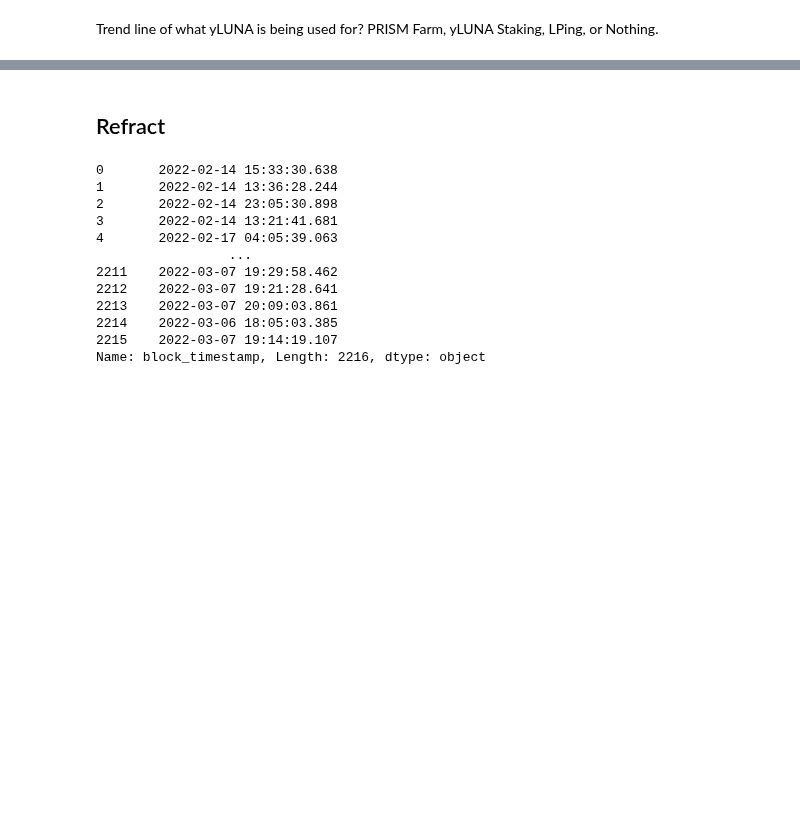
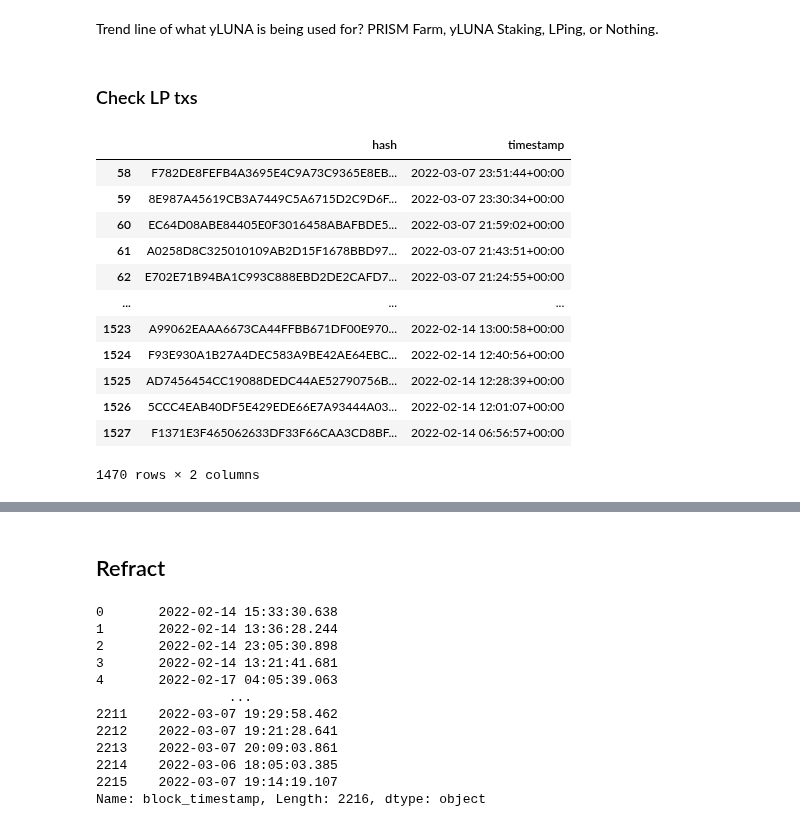
Before and after one commit to IncioMan/prism_forge, a Jupyter notebook: notebook/Prism Farm - Analytics.ipynb, the cells around one changed output, grey strips where cells are left out. Saved outputs shown, nothing was run; the diff lists cells and outputs as text; code cells hidden in the pictures; blank space fills up the shorter version.

Commit message:
check txs

```diff
--- a/notebook/Prism Farm - Analytics.ipynb
+++ b/notebook/Prism Farm - Analytics.ipynb
@@ -322,3 +322,26 @@ dp = DataProvider(claim,get_url,'../data')
 dp.load_from_csv()
 dp.polish()
 dp.daily_delta()
+# %% [markdown]
+### Check LP txs
+# %%
+contract = 'terra1argcazqn3ukpyp0vmldxnf9qymnm6vfjaar94g'
+txs = pd.read_csv(f'../data/txs/{contract}.csv', index_col=0)
+txs.timestamp = pd.to_datetime(txs.timestamp)
+# %%
+txs = txs[txs.timestamp.apply(str) < '2022-03-08']
+txs
+# %% [output]
+|  | hash | timestamp |
+| 58 | F782DE8FEFB4A3695E4C9A73C9365E8EB... | 2022-03-07 23:51:44+00:00 |
+| 59 | 8E987A45619CB3A7449C5A6715D2C9D6F... | 2022-03-07 23:30:34+00:00 |
+| 60 | EC64D08ABE84405E0F3016458ABAFBDE5... | 2022-03-07 21:59:02+00:00 |
+| 61 | A0258D8C325010109AB2D15F1678BBD97... | 2022-03-07 21:43:51+00:00 |
+| 62 | E702E71B94BA1C993C888EBD2DE2CAFD7... | 2022-03-07 21:24:55+00:00 |
+| ... | ... | ... |
+| 1523 | A99062EAAA6673CA44FFBB671DF00E970... | 2022-02-14 13:00:58+00:00 |
+| 1524 | F93E930A1B27A4DEC583A9BE42AE64EBC... | 2022-02-14 12:40:56+00:00 |
+| 1525 | AD7456454CC19088DEDC44AE52790756B... | 2022-02-14 12:28:39+00:00 |
+| 1526 | 5CCC4EAB40DF5E429EDE66E7A93444A03... | 2022-02-14 12:01:07+00:00 |
+| 1527 | F1371E3F465062633DF33F66CAA3CD8BF... | 2022-02-14 06:56:57+00:00 |
+1470 rows × 2 columns
```
Also changed, not shown: parts of 1 cell of this notebook, 2 other files.
